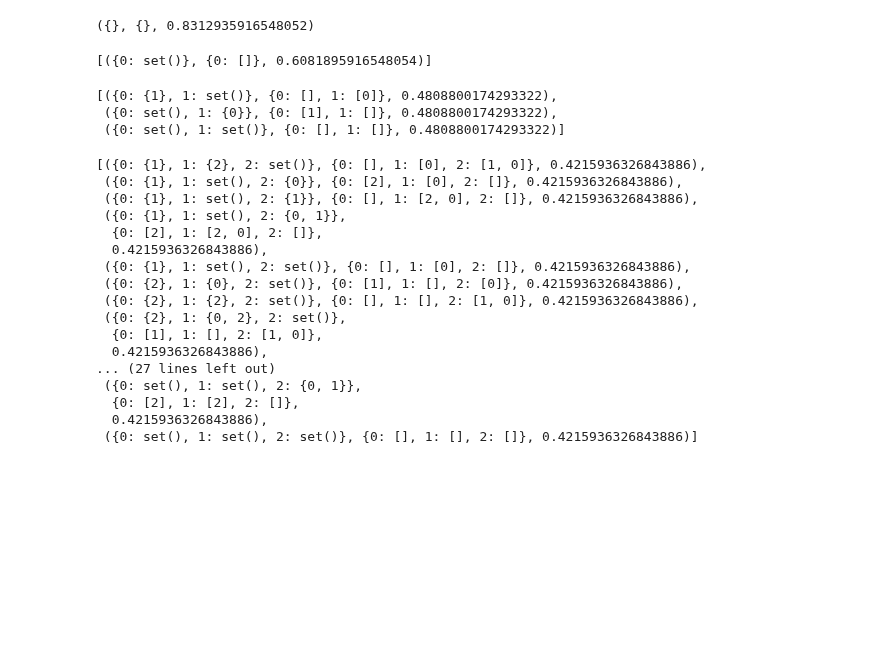
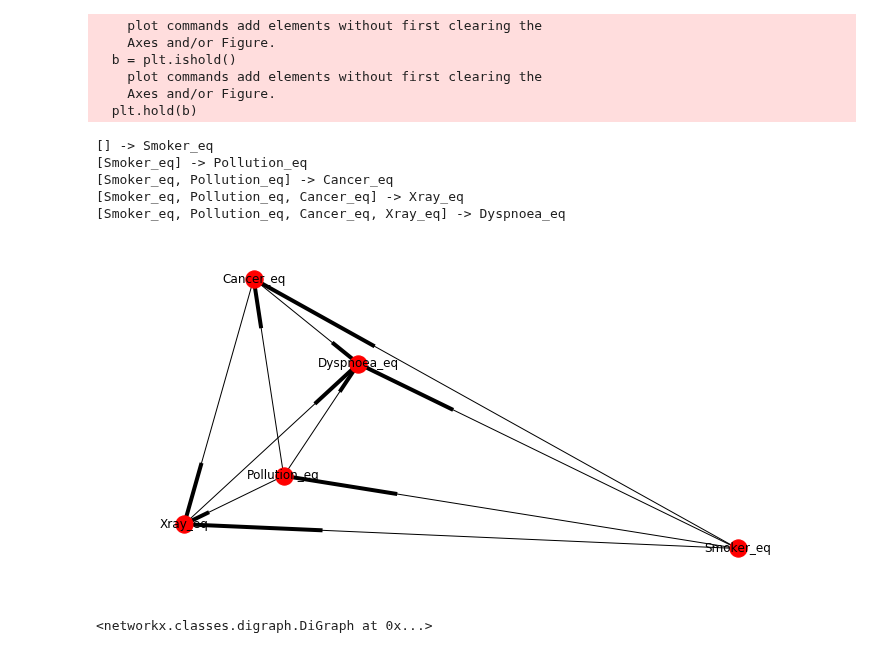
Before and after one commit to sis-ethz/Profiler-Public, a Jupyter notebook: tutorials/test.ipynb, the cells around one changed output. Cells and saved outputs as stored; diff of their text form; code cells hidden in the pictures; blank space fills up the shorter version.

```diff
--- a/tutorials/test.ipynb
+++ b/tutorials/test.ipynb
@@ -134,34 +125,18 @@ INFO:profiler.utility:[27.47349500656128] Learn Structure execution time: 27.365
-# %%
-pf.session.struct_engine.R[1][0]
-# %% [output]
-({}, {}, 0.8312935916548052)
-# %%
-pf.session.struct_engine.R[2]
-# %% [output]
-[({0: set()}, {0: []}, 0.6081895916548054)]
-# %%
-pf.session.struct_engine.R[3]
-# %% [output]
-[({0: {1}, 1: set()}, {0: [], 1: [0]}, 0.4808800174293322),
- ({0: set(), 1: {0}}, {0: [1], 1: []}, 0.4808800174293322),
- ({0: set(), 1: set()}, {0: [], 1: []}, 0.4808800174293322)]
-# %%
-pf.session.struct_engine.R[4]
-# %% [output]
-[({0: {1}, 1: {2}, 2: set()}, {0: [], 1: [0], 2: [1, 0]}, 0.4215936326843886),
- ({0: {1}, 1: set(), 2: {0}}, {0: [2], 1: [0], 2: []}, 0.4215936326843886),
- ({0: {1}, 1: set(), 2: {1}}, {0: [], 1: [2, 0], 2: []}, 0.4215936326843886),
- ({0: {1}, 1: set(), 2: {0, 1}},
-  {0: [2], 1: [2, 0], 2: []},
-  0.4215936326843886),
- ({0: {1}, 1: set(), 2: set()}, {0: [], 1: [0], 2: []}, 0.4215936326843886),
- ({0: {2}, 1: {0}, 2: set()}, {0: [1], 1: [], 2: [0]}, 0.4215936326843886),
- ({0: {2}, 1: {2}, 2: set()}, {0: [], 1: [], 2: [1, 0]}, 0.4215936326843886),
- ({0: {2}, 1: {0, 2}, 2: set()},
-  {0: [1], 1: [], 2: [1, 0]},
-  0.4215936326843886),
-... (27 lines left out)
- ({0: set(), 1: set(), 2: {0, 1}},
-  {0: [2], 1: [2], 2: []},
-  0.4215936326843886),
- ({0: set(), 1: set(), 2: set()}, {0: [], 1: [], 2: []}, 0.4215936326843886)]
+# %%
+dag = pf.session.struct_engine.construct_dag_from_record(r[:-2])
+from profiler.learner import plot_graph
+plot_graph(dag, label=True, directed=True)
+# %% [output]
+    plot commands add elements without first clearing the
+    Axes and/or Figure.
+  b = plt.ishold()
+    plot commands add elements without first clearing the
+    Axes and/or Figure.
+  plt.hold(b)
+[] -> Smoker_eq
+[Smoker_eq] -> Pollution_eq
+[Smoker_eq, Pollution_eq] -> Cancer_eq
+[Smoker_eq, Pollution_eq, Cancer_eq] -> Xray_eq
+[Smoker_eq, Pollution_eq, Cancer_eq, Xray_eq] -> Dyspnoea_eq
+[figure, added]
+<networkx.classes.digraph.DiGraph at 0x...>
```
Also changed, not shown: parts of 6 cells of this notebook, 3 other files.
